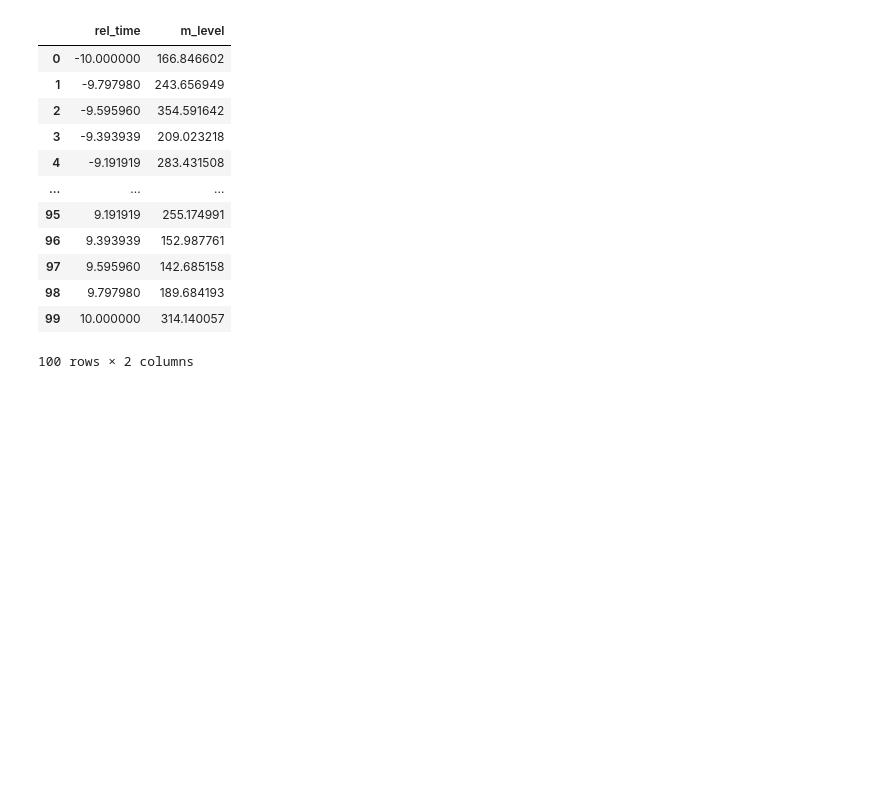
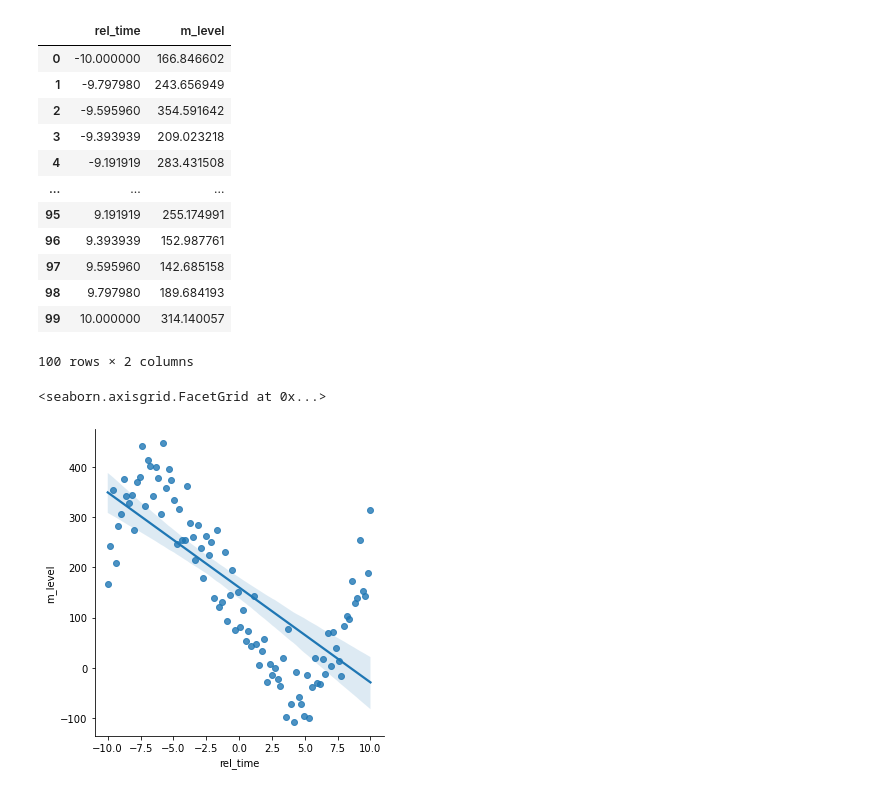
Before and after one commit to 0417Paul/PSY341K-FDS1, a Jupyter notebook: Exercise-008/Exercise-008-codes.ipynb, the cells around one changed output. Saved outputs shown, nothing was run; the diff lists cells and outputs as text; code cells hidden in the pictures; blank space fills up the shorter version.

```diff
--- a/Exercise-008/Exercise-008-codes.ipynb
+++ b/Exercise-008/Exercise-008-codes.ipynb
@@ -4,5 +5,5 @@ import pandas as pd
 # %%
-data_1 = pd.read_csv('/Users/paulwen/OneDrive - The University of Texas at Austin/2022 Spring 2022/PSY 341K/PSY341K-FDS1/Exercise-008/008ExerciseFile.csv') # you can name your array whatever you want!
+data_1 = pd.read_csv('008ExerciseFile.csv') # you can name your array whatever you want!
 # %%
 display(data_1)
 # %% [output]
@@ -19,3 +20,9 @@ display(data_1)
 | 98 | 9.797980 | 189.684193 |
 | 99 | 10.000000 | 314.140057 |
 100 rows × 2 columns
+# %%
+sns.lmplot(data=data_1, x='rel_time', y='m_level')
+#  The straight line does not fit the data too well because the residual for this plot is very huge.
+# %% [output]
+<seaborn.axisgrid.FacetGrid at 0x...>
+[figure, added]
```
Also changed, not shown: parts of 4 cells of this notebook, 21 other files.
